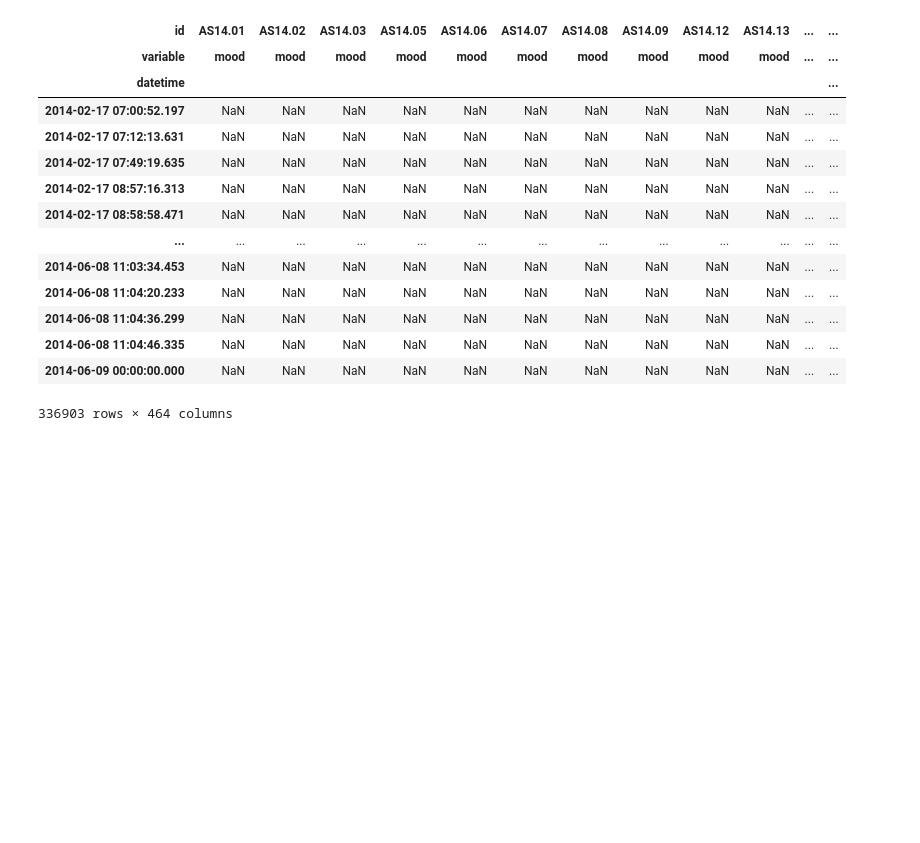
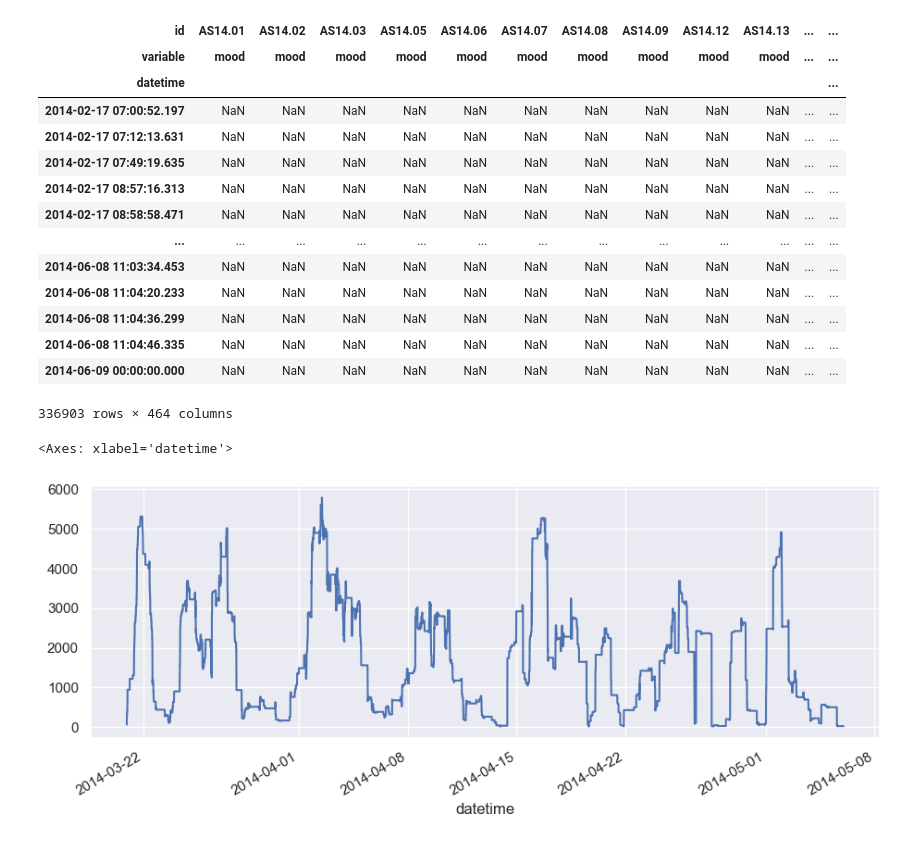
Before and after one commit to LaToyaVanderB/DataMiningTechniquesAssignments, a Jupyter notebook: assignment1/features.ipynb, the cells around one changed output. Saved outputs shown, nothing was run; the diff lists cells and outputs as text; code cells hidden in the pictures; blank space fills up the shorter version.

```diff
--- a/assignment1/features.ipynb
+++ b/assignment1/features.ipynb
@@ -81,3 +83,9 @@ vdata
 | 2014-06-08 11:04:46.335 | NaN | NaN | NaN | NaN | NaN | NaN | NaN | NaN | NaN | NaN | ... | ... |
 | 2014-06-09 00:00:00.000 | NaN | NaN | NaN | NaN | NaN | NaN | NaN | NaN | NaN | NaN | ... | ... |
 336903 rows × 464 columns
+# %%
+s = vdata.loc[:, ('AS14.01' , 'appCat.social')].rolling('D').sum()
+s[s.notnull()].plot()
+# %% [output]
+<Axes: xlabel='datetime'>
+[figure, added]
```
Also changed, not shown: parts of 12 cells of this notebook.
